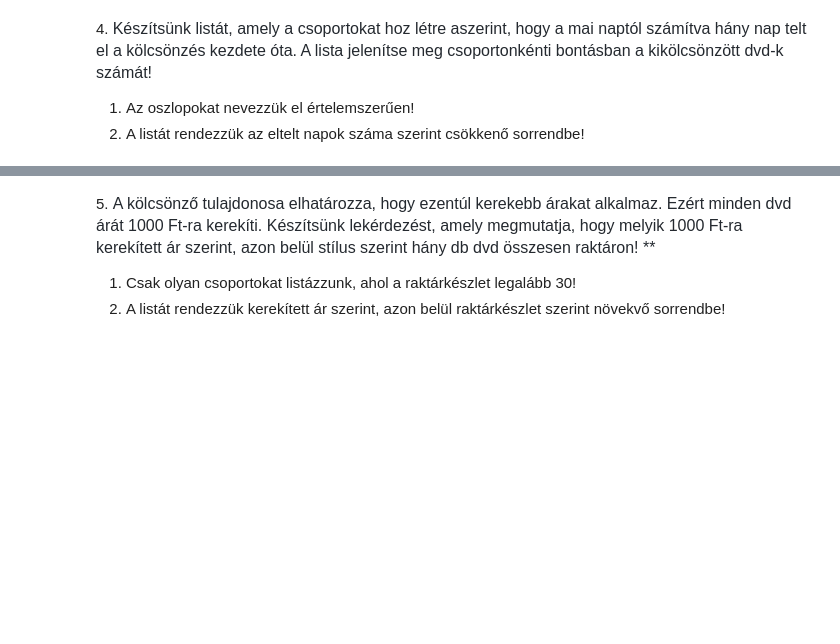
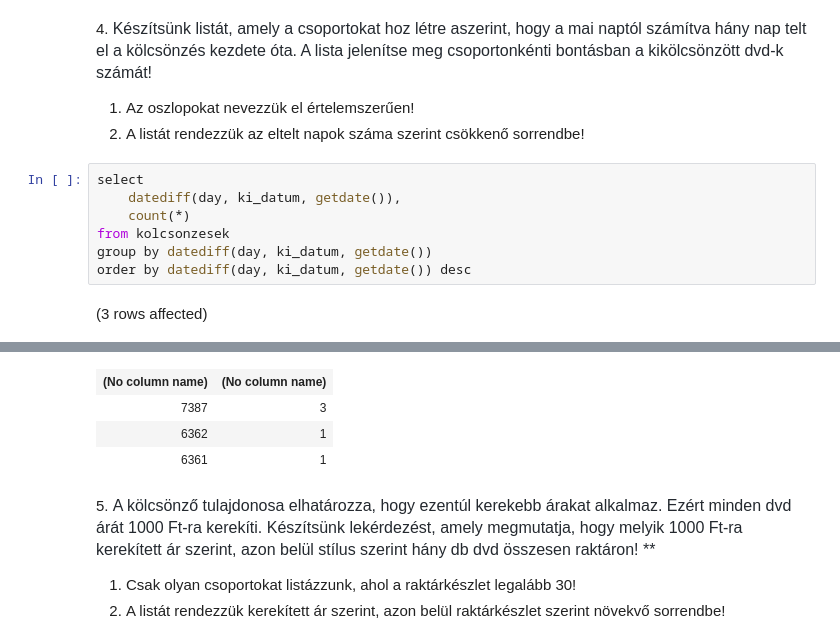
Before and after one commit to kincsolakatos/barmi, a Jupyter notebook: gyakorlat02_feladatok .ipynb, the cells around one changed output, grey strips where cells are left out. Drawn from its saved outputs; the diff is of its cells as text; blank space fills up the shorter version.

```diff
--- a/gyakorlat02_feladatok .ipynb
+++ b/gyakorlat02_feladatok .ipynb
@@ -59,3 +88,12 @@ c. Szintén hagyjuk ki azokat a csoportokat, ahol a csoport elemszáma 3-nál ki
 
 1. Az oszlopokat nevezzük el értelemszerűen!
 2. A listát rendezzük az eltelt napok száma szerint csökkenő sorrendbe!
+# %%
+select
+    datediff(day, ki_datum, getdate()),
+    count(*)
+from kolcsonzesek
+group by datediff(day, ki_datum, getdate())
+order by datediff(day, ki_datum, getdate()) desc
+# %% [output]
+(3 rows affected)
@@ -62,3 +101,7 @@ c. Szintén hagyjuk ki azokat a csoportokat, ahol a csoport elemszáma 3-nál ki
+| (No column name) | (No column name) |
+| 7387 | 3 |
+| 6362 | 1 |
+| 6361 | 1 |
 # %% [markdown]
 5. <span style="color: rgb(36, 41, 47); font-family: -apple-system, BlinkMacSystemFont, &quot;Segoe UI&quot;, Helvetica, Arial, sans-serif, &quot;Apple Color Emoji&quot;, &quot;Segoe UI Emoji&quot;; font-size: 16px;">A kölcsönző tulajdonosa elhatározza, hogy ezentúl kerekebb árakat alkalmaz. Ezért minden dvd árát 1000 Ft-ra kerekíti. Készítsünk lekérdezést, amely megmutatja, hogy melyik 1000 Ft-ra kerekített ár szerint, azon belül stílus szerint hány db dvd összesen raktáron! **</span>
 
```
Also changed, not shown: parts of 10 cells of this notebook.
